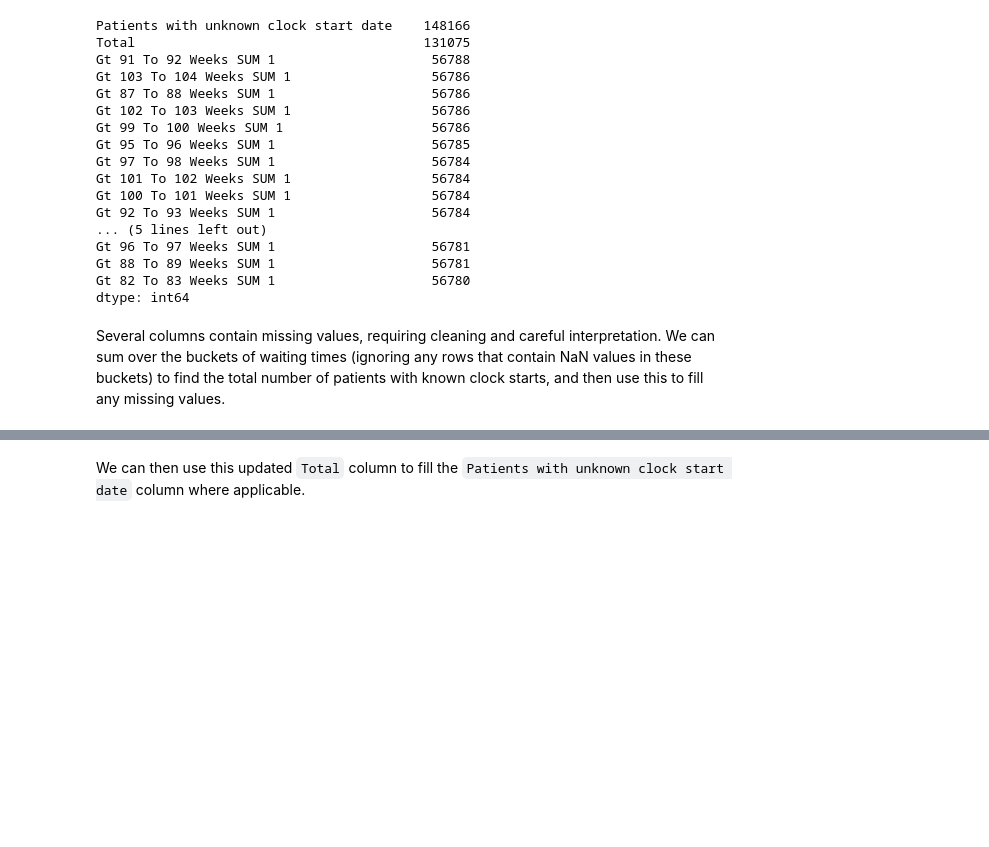
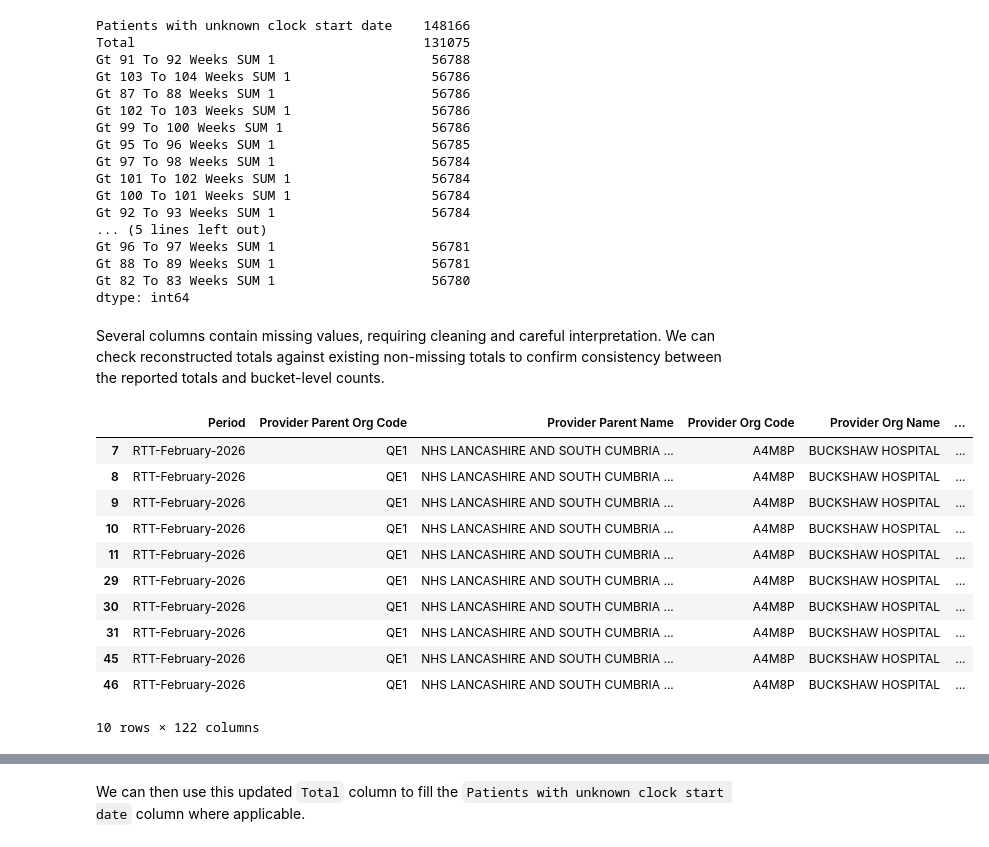
Before and after one commit to MeganRichards1/nhs-waiting-times-analysis, a Jupyter notebook: notebooks/project_analysis.ipynb, the cells around one changed output, grey strips where cells are left out. Drawn from its saved outputs; the diff is of its cells as text; code cells hidden in the pictures; blank space fills up the shorter version.

```diff
--- a/notebooks/project_analysis.ipynb
+++ b/notebooks/project_analysis.ipynb
@@ -106,17 +118,24 @@ Gt 88 To 89 Weeks SUM 1                    56781
 Gt 82 To 83 Weeks SUM 1                    56780
 dtype: int64
 # %% [markdown]
-Several columns contain missing values, requiring cleaning and careful interpretation. We can sum over the buckets of waiting times (ignoring any rows that contain NaN values in these buckets) to find the total number of patients with known clock starts, and then use this to fill any missing values.
+Several columns contain missing values, requiring cleaning and careful interpretation. We can check reconstructed totals against existing non-missing totals to confirm consistency between the reported totals and bucket-level counts.
 # %%
 # Fill in missing total values by summing the waiting bucket columns
 # Sum over rows where any of the waiting bucket columns are NaN
 df['total_sum'] = df.iloc[:, 13:118].sum(axis=1, skipna=False)
-mismatches = df[df['total_sum'] != df['Total']]
-mismatches['Total'].unique() # Shows that the 'Total' column is missing for these rows, so we can fill it with the sum of the waiting buckets
-df['Total'] = df['Total'].fillna(df['total_sum'])
-df.drop(columns=['total_sum'], inplace=True)
+same_totals = df[df['total_sum'] == df['Total']]
 
-# Fill the `Patients with unknown clock start date` column using the `Total All` and `Total` columns
-df['diff'] = df['Total All'] - df['Total']
-df['Patients with unknown clock start date'] = df['Patients with unknown clock start date'].fillna(df['diff'])
-df.drop(columns=['diff'], inplace=True)
+same_totals.head(10) # 42900 entries
+# %% [output]
+|  | Period | Provider Parent Org Code | Provider Parent Name | Provider Org Code | Provider Org Name | ... |
+| 7 | RTT-February-2026 | QE1 | NHS LANCASHIRE AND SOUTH CUMBRIA ... | A4M8P | BUCKSHAW HOSPITAL | ... |
+| 8 | RTT-February-2026 | QE1 | NHS LANCASHIRE AND SOUTH CUMBRIA ... | A4M8P | BUCKSHAW HOSPITAL | ... |
+| 9 | RTT-February-2026 | QE1 | NHS LANCASHIRE AND SOUTH CUMBRIA ... | A4M8P | BUCKSHAW HOSPITAL | ... |
+| 10 | RTT-February-2026 | QE1 | NHS LANCASHIRE AND SOUTH CUMBRIA ... | A4M8P | BUCKSHAW HOSPITAL | ... |
+| 11 | RTT-February-2026 | QE1 | NHS LANCASHIRE AND SOUTH CUMBRIA ... | A4M8P | BUCKSHAW HOSPITAL | ... |
+| 29 | RTT-February-2026 | QE1 | NHS LANCASHIRE AND SOUTH CUMBRIA ... | A4M8P | BUCKSHAW HOSPITAL | ... |
+| 30 | RTT-February-2026 | QE1 | NHS LANCASHIRE AND SOUTH CUMBRIA ... | A4M8P | BUCKSHAW HOSPITAL | ... |
+| 31 | RTT-February-2026 | QE1 | NHS LANCASHIRE AND SOUTH CUMBRIA ... | A4M8P | BUCKSHAW HOSPITAL | ... |
+| 45 | RTT-February-2026 | QE1 | NHS LANCASHIRE AND SOUTH CUMBRIA ... | A4M8P | BUCKSHAW HOSPITAL | ... |
+| 46 | RTT-February-2026 | QE1 | NHS LANCASHIRE AND SOUTH CUMBRIA ... | A4M8P | BUCKSHAW HOSPITAL | ... |
+10 rows × 122 columns
```
Also changed, not shown: parts of 5 cells of this notebook.
